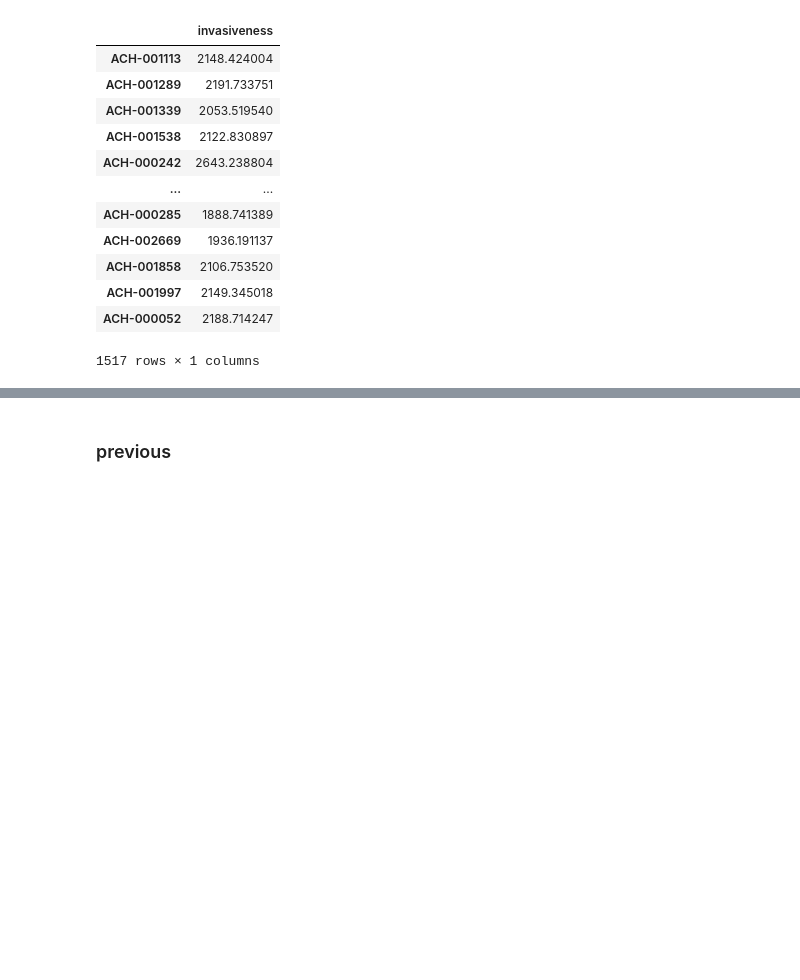
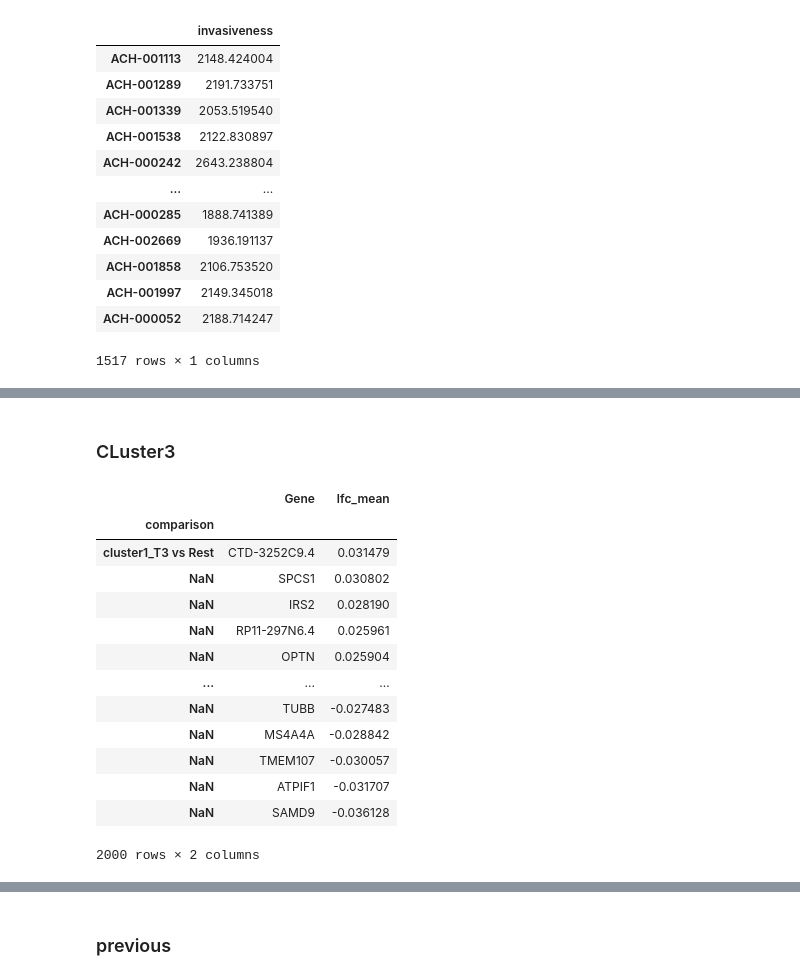
Before and after one commit to jingsday/blca_publication, a Jupyter notebook: blca_publication_Scripts/blca_Scripts_fgfr/blca_Scripts_depmap.ipynb, the cells around one changed output, grey strips where cells are left out. Drawn from its saved outputs; the diff is of its cells as text; code cells hidden in the pictures; blank space fills up the shorter version.

```diff
--- a/blca_publication_Scripts/blca_Scripts_fgfr/blca_Scripts_depmap.ipynb
+++ b/blca_publication_Scripts/blca_Scripts_fgfr/blca_Scripts_depmap.ipynb
@@ -1141,0 +1263,22 @@ display(DPD_df)
+# %% [markdown]
+### CLuster3
+# %%
+cluster1_lfc = pd.read_excel('/home/jing/Phd_project/project_UCD_blca/blca_publication_OUTPUT/blca_publication_OUTPUT_svm/blca_scR_scvi_DEG_T3_cluster1.xlsx',index_col=0)
+# %%
+cluster1_T3 = cluster1_lfc.iloc[2000:4000][['Gene','lfc_mean']]
+cluster1_T3
+# %% [output]
+|  | Gene | lfc_mean |
+| comparison |  |  |
+| cluster1_T3 vs Rest | CTD-3252C9.4 | 0.031479 |
+| NaN | SPCS1 | 0.030802 |
+| NaN | IRS2 | 0.028190 |
+| NaN | RP11-297N6.4 | 0.025961 |
+| NaN | OPTN | 0.025904 |
+| ... | ... | ... |
+| NaN | TUBB | -0.027483 |
+| NaN | MS4A4A | -0.028842 |
+| NaN | TMEM107 | -0.030057 |
+| NaN | ATPIF1 | -0.031707 |
+| NaN | SAMD9 | -0.036128 |
+2000 rows × 2 columns
```
Also changed, not shown: parts of 18 cells of this notebook, 2 other files.
